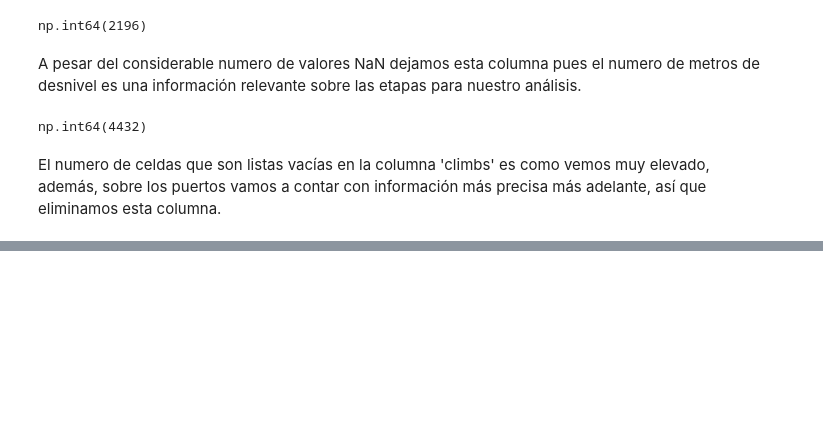
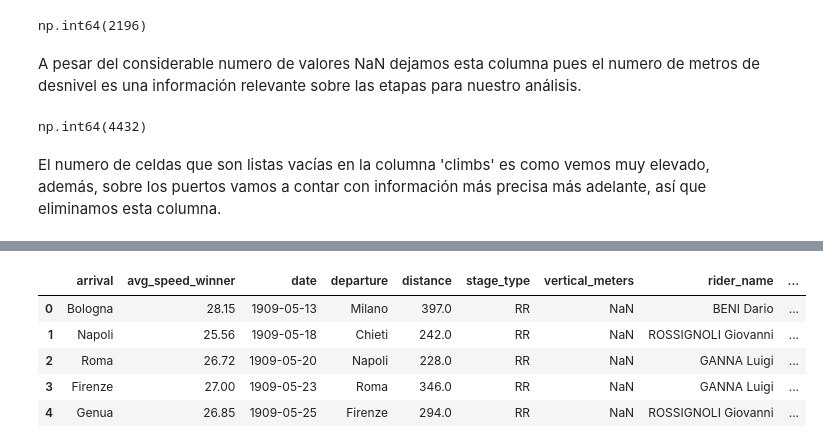
Before and after one commit to Rcm89/Proyecto5-RecorridosCiclsitas, a Jupyter notebook: notebooks/api-procyclingstats.ipynb, the cells around one changed output, grey strips where cells are left out. Saved outputs shown, nothing was run; the diff lists cells and outputs as text; code cells hidden in the pictures; blank space fills up the shorter version.

Commit message:
limpieza y tratamieto de los datos completada

```diff
--- a/notebooks/api-procyclingstats.ipynb
+++ b/notebooks/api-procyclingstats.ipynb
@@ -496,5 +396,0 @@ Vamos a ver que tenemos en las celdas correspondientes a esos años y ver que ha
-# %%
-anios = [1971, 1978, 1982, 1995, 1998]
-df_filtrado = df_etapas[df_etapas['date'].dt.year.isin(anios)]
-pd.set_option('display.max_rows', None)
-df_filtrado.head()
@@ -507,0 +397,12 @@ df_filtrado.head()
+# %%
+# Ponemos la URl completa en la columna rider_url
+df_etapas['rider_url'] = 'https://www.procyclingstats.com/' + df_etapas['rider_url']
+# %%
+df_etapas.head()
+# %% [output]
+|  | arrival | avg_speed_winner | date | departure | distance | stage_type | vertical_meters | rider_name | ... |
+| 0 | Bologna | 28.15 | 1909-05-13 | Milano | 397.0 | RR | NaN | BENI Dario | ... |
+| 1 | Napoli | 25.56 | 1909-05-18 | Chieti | 242.0 | RR | NaN | ROSSIGNOLI Giovanni | ... |
+| 2 | Roma | 26.72 | 1909-05-20 | Napoli | 228.0 | RR | NaN | GANNA Luigi | ... |
+| 3 | Firenze | 27.00 | 1909-05-23 | Roma | 346.0 | RR | NaN | GANNA Luigi | ... |
+| 4 | Genua | 26.85 | 1909-05-25 | Firenze | 294.0 | RR | NaN | ROSSIGNOLI Giovanni | ... |
```
Also changed, not shown: parts of 23 cells of this notebook, 13 other files.
